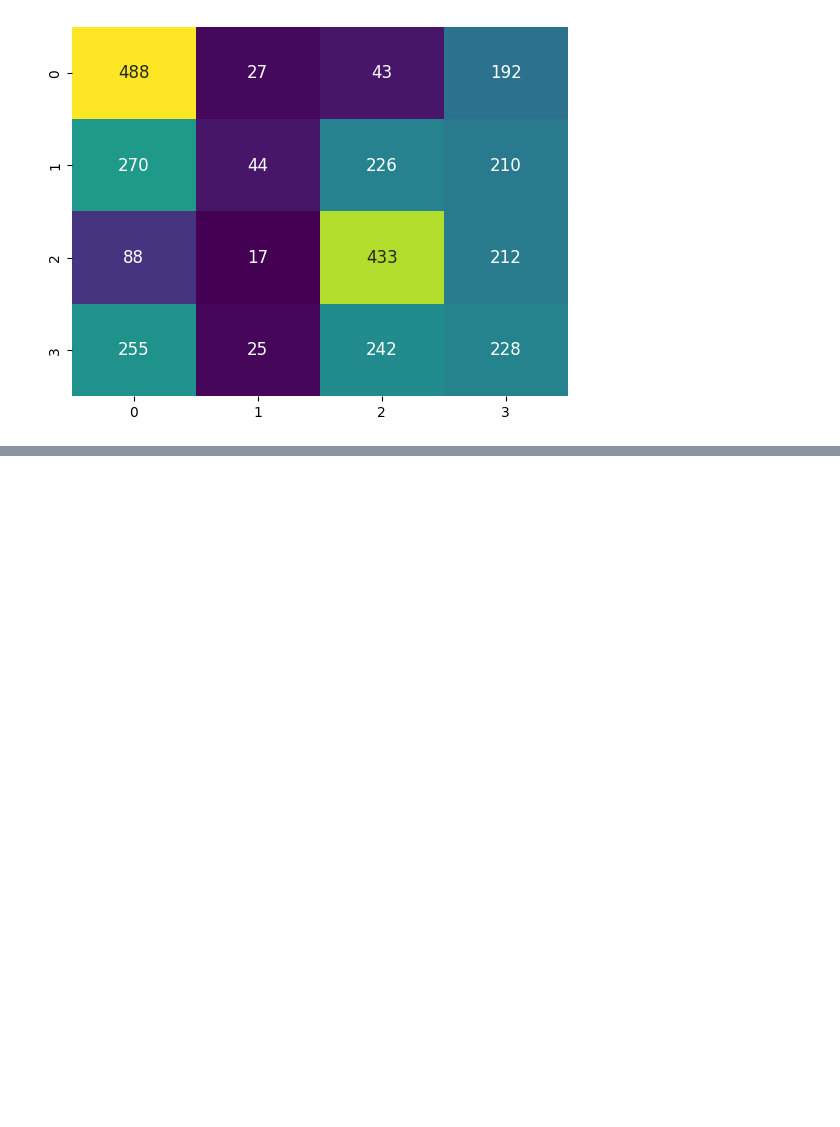
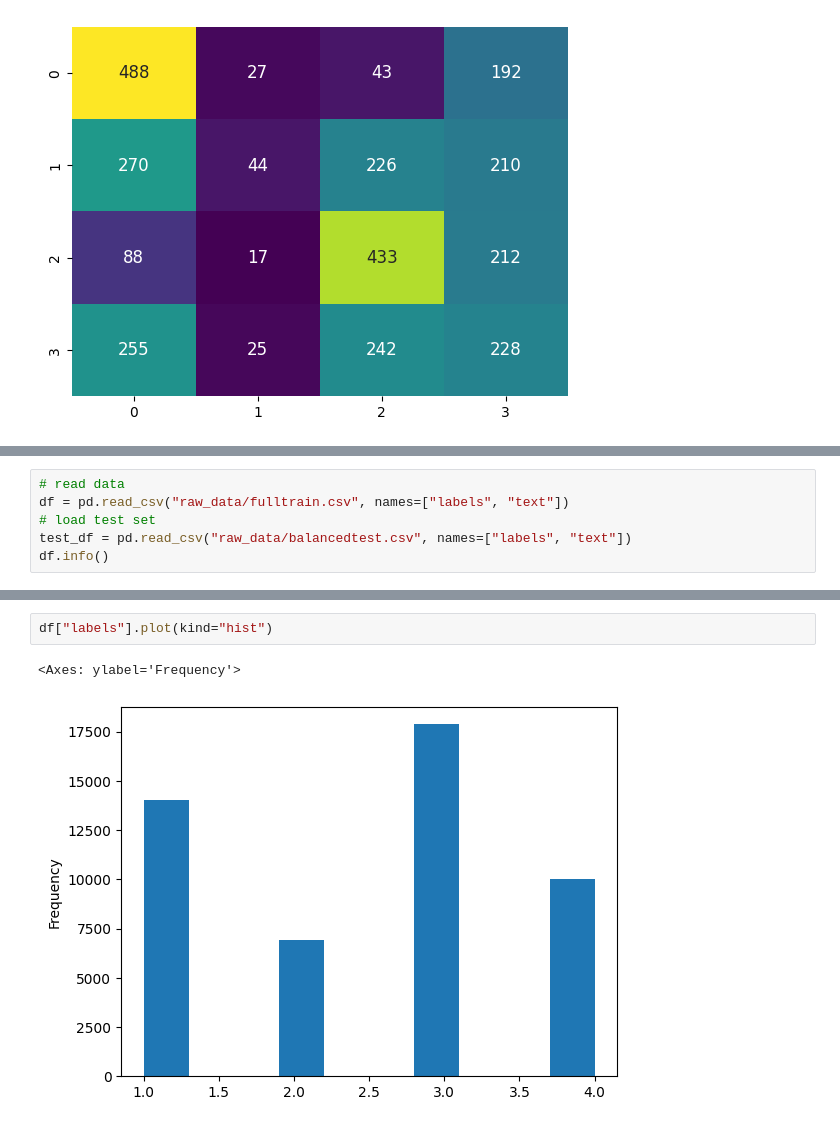
Before and after one commit to maxxyh/fake-news-prediction, a Jupyter notebook: lstm_rnn_cnn_classifier.ipynb, the cells around one changed output, grey strips where cells are left out. Cells and saved outputs as stored; diff of their text form; blank space fills up the shorter version.

```diff
--- a/lstm_rnn_cnn_classifier.ipynb
+++ b/lstm_rnn_cnn_classifier.ipynb
@@ -739,0 +769,6 @@ Test F1 (macro): 0.35672515630722046
+# %%
+# read data
+df = pd.read_csv("raw_data/fulltrain.csv", names=["labels", "text"])
+# load test set
+test_df = pd.read_csv("raw_data/balancedtest.csv", names=["labels", "text"])
+df.info()
@@ -739,0 +785,5 @@ Test F1 (macro): 0.35672515630722046
+# %%
+df["labels"].plot(kind="hist")
+# %% [output]
+<Axes: ylabel='Frequency'>
+[figure, added]
```
Also changed, not shown: parts of 18 cells of this notebook, 1 other file.
